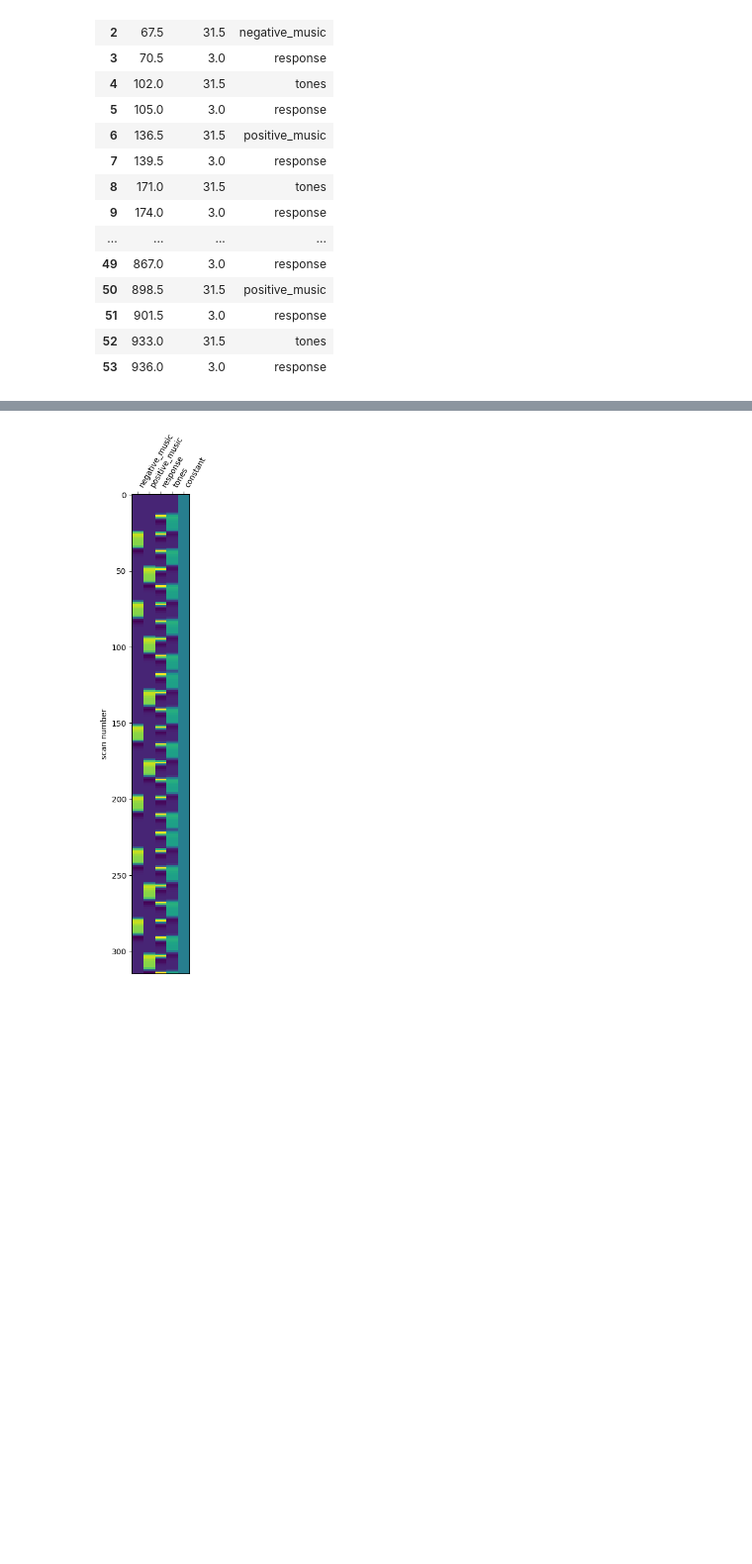
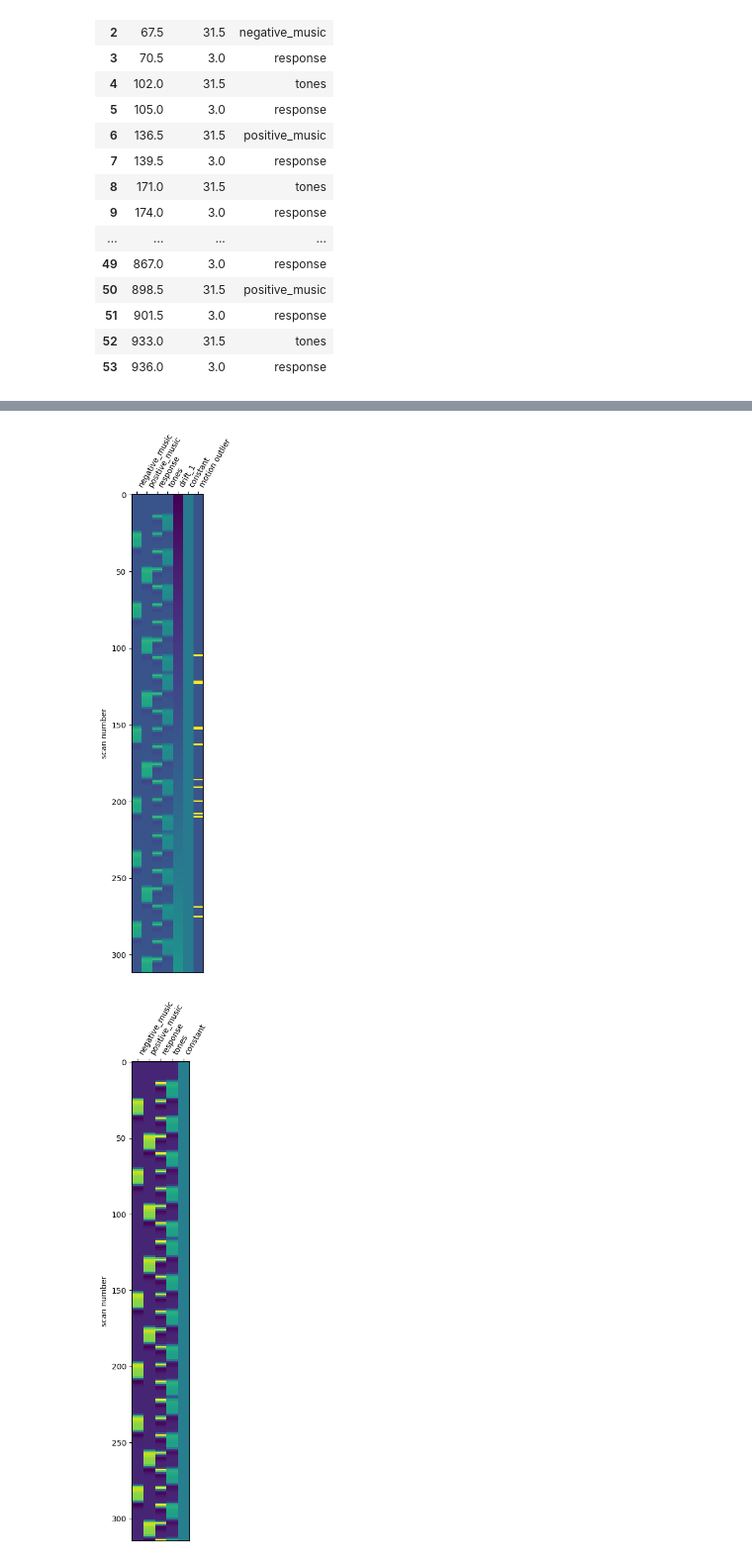
Before and after one commit to raph1258/NSSP, a Jupyter notebook: Project_MP1.ipynb, the cells around one changed output, grey strips where cells are left out. Shown at 99% size. Saved outputs shown, nothing was run; the diff lists cells and outputs as text; code cells hidden in the pictures; blank space fills up the shorter version.

```diff
--- a/Project_MP1.ipynb
+++ b/Project_MP1.ipynb
@@ -271,3 +342,15 @@ plt.show()
+# %%
+reg = np.zeros((312))
+reg[np.where(fd > threshold)[0] + 1] = 1
+
+
+design_mat_regged = design_matrix.copy()
+design_mat_regged['motion outlier'] = reg
+
+plot_design_matrix(design_mat_regged)
+plt.show()
+# %% [output]
+[figure, added]
 # %%
 fmri_img = op.join(preproc_root, 'sub-control01', 'func', 'sub-control01_task-music_concatenated_bold_moco.nii.gz_smoothed-6mm.nii.gz')
 # %%
```
Also changed, not shown: parts of 24 cells of this notebook.
